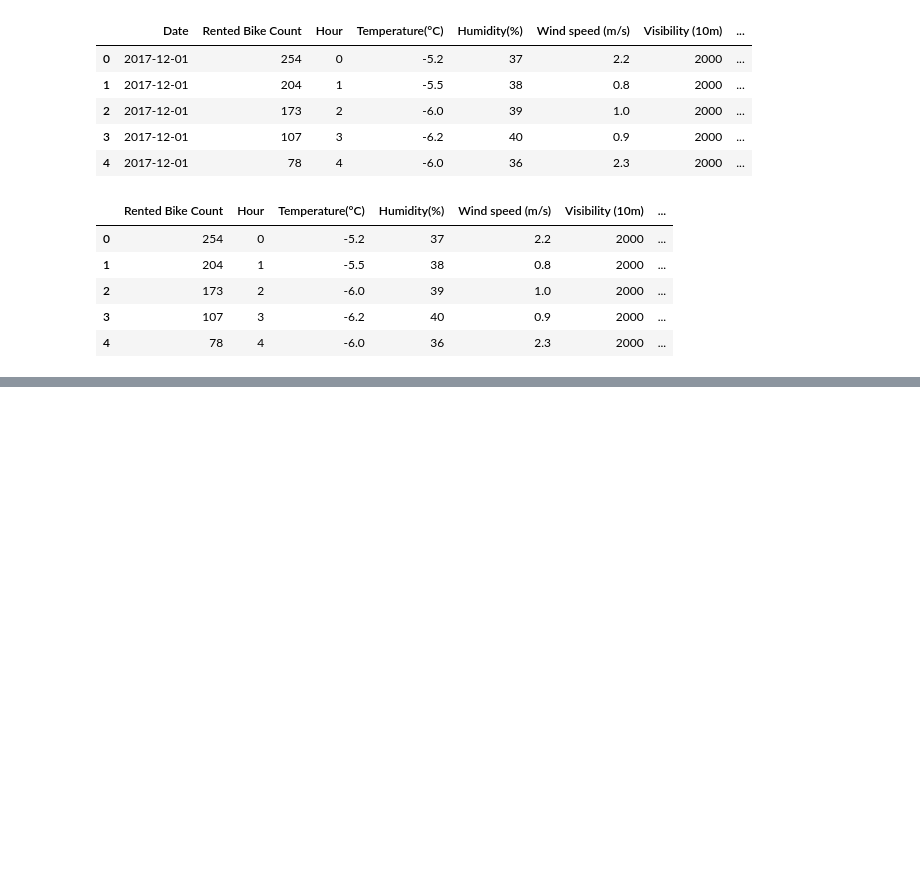
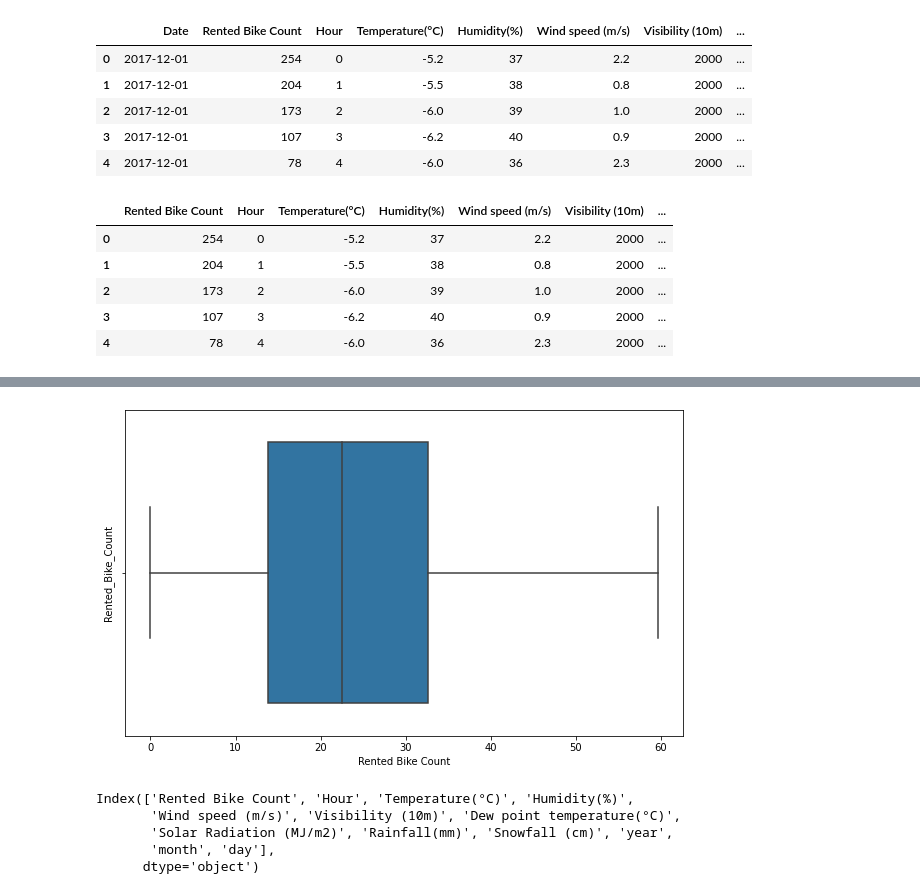
Before and after one commit to Pawan-kumar-Singh/Bike_Demand_Prediction, a Jupyter notebook: Bike_Sharing_Demand_Prediction_Capstone_Project.ipynb, the cells around one changed output, grey strips where cells are left out. Saved outputs shown, nothing was run; the diff lists cells and outputs as text; code cells hidden in the pictures; blank space fills up the shorter version.

```diff
--- a/Bike_Sharing_Demand_Prediction_Capstone_Project.ipynb
+++ b/Bike_Sharing_Demand_Prediction_Capstone_Project.ipynb
@@ -187,0 +218,18 @@ df.head()
+# %%
+#Boxplot of Rented Bike Count to check outliers
+plt.figure(figsize=(10,6))
+plt.ylabel('Rented_Bike_Count')
+sns.boxplot(x=np.sqrt(df['Rented Bike Count']))
+plt.show()
+# %% [output]
+[figure, added]
+# %%
+# numerical columns only
+numerical_features = df.describe().columns
+numerical_features
+# %% [output]
+Index(['Rented Bike Count', 'Hour', 'Temperature(°C)', 'Humidity(%)',
+       'Wind speed (m/s)', 'Visibility (10m)', 'Dew point temperature(°C)',
+       'Solar Radiation (MJ/m2)', 'Rainfall(mm)', 'Snowfall (cm)', 'year',
+       'month', 'day'],
+      dtype='object')
```
Also changed, not shown: parts of 8 cells of this notebook.
